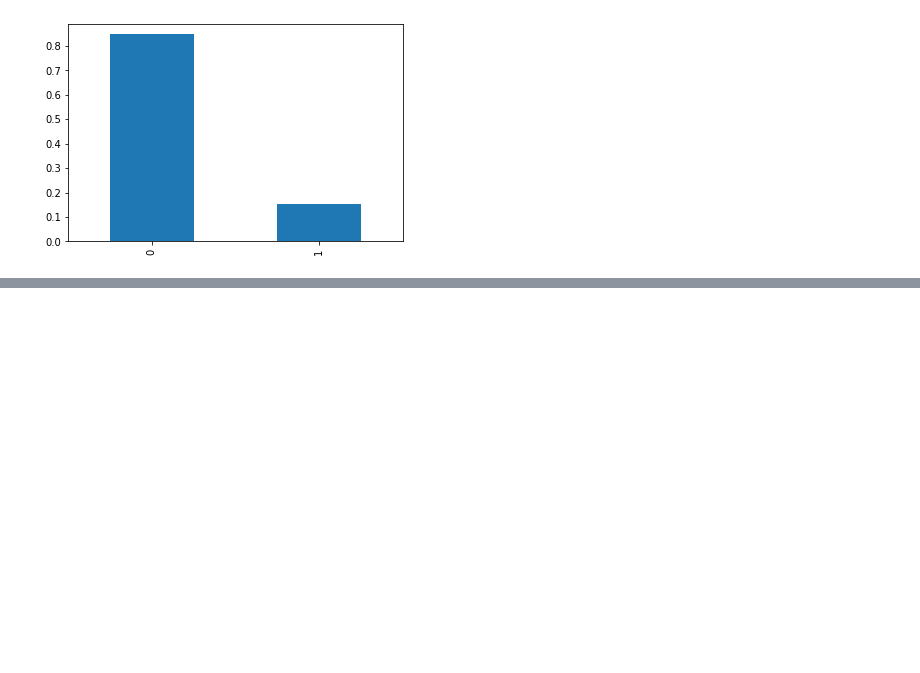
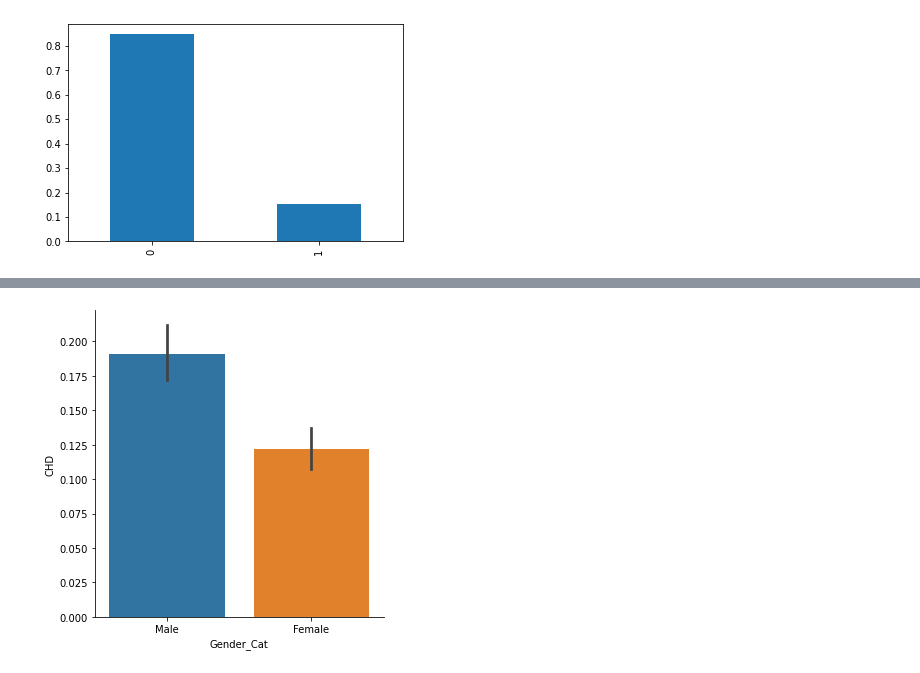
Before and after one commit to dine18/Dissertation-Project, a Jupyter notebook: HDP/HDPML.ipynb, the cells around one changed output, grey strips where cells are left out. Cells and saved outputs as stored; diff of their text form; code cells hidden in the pictures; blank space fills up the shorter version.

```diff
--- a/HDP/HDPML.ipynb
+++ b/HDP/HDPML.ipynb
@@ -231,0 +272,5 @@ plt.show()
+# %%
+sns.catplot(data=df_fhs, y='CHD', x='Gender_Cat', kind='bar')
+plt.show()
+# %% [output]
+[figure, added]
```
Also changed, not shown: parts of 14 cells of this notebook.
